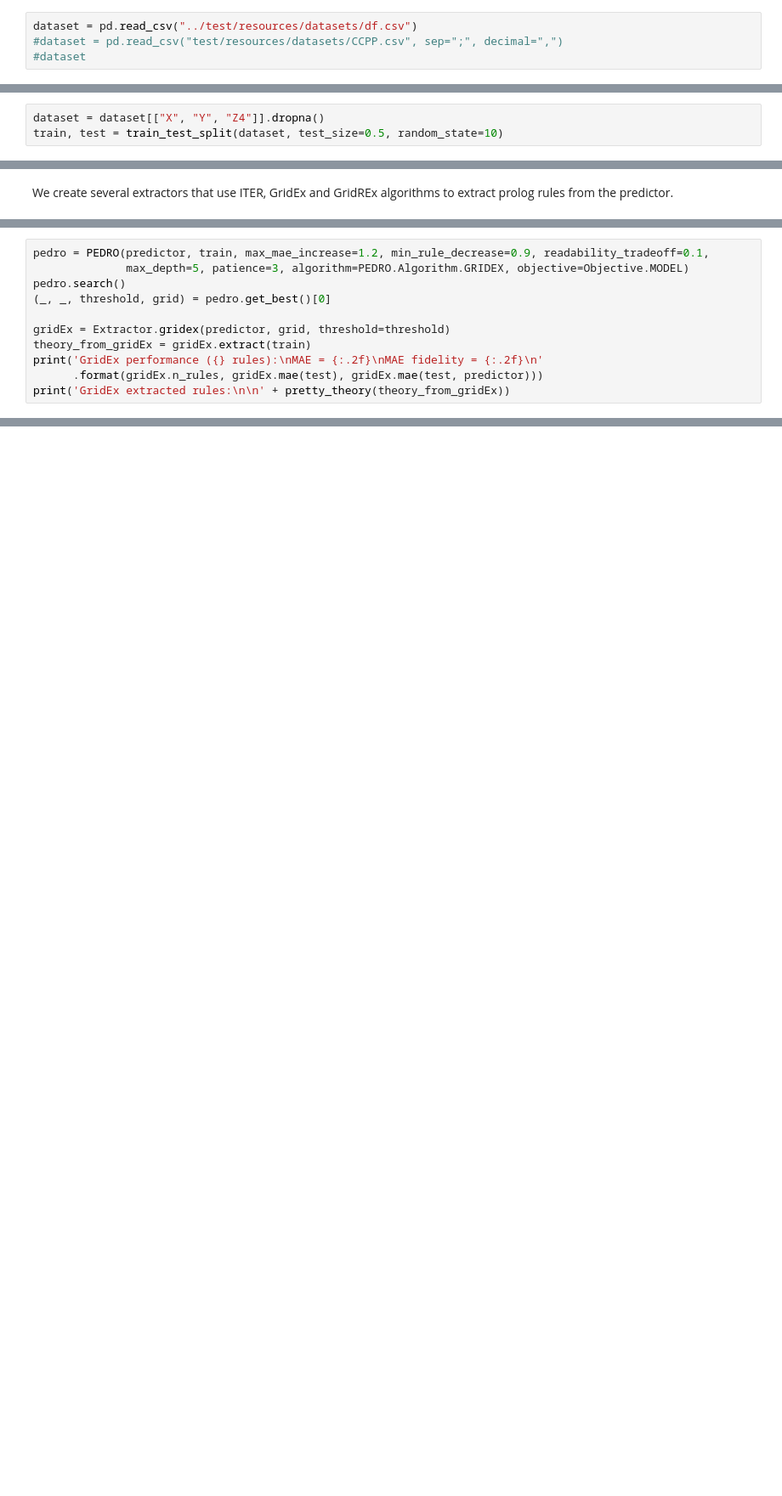
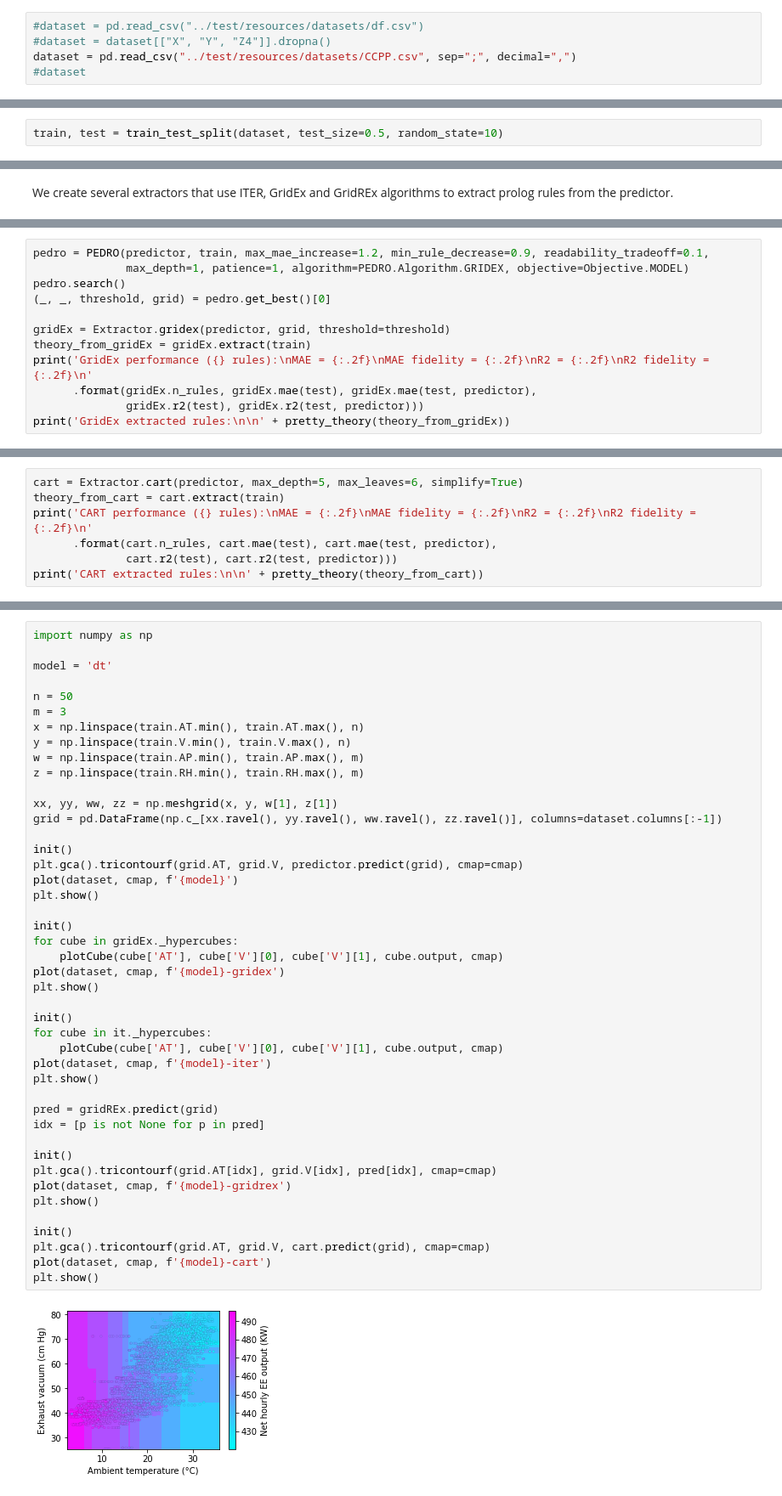
Before and after one commit to psykei/psyke-python, a Jupyter notebook: demo/DemoRegression.ipynb, the cells around one changed output, grey strips where cells are left out. Shown: that part at 85% size. Cells and saved outputs as stored; diff of their text form; blank space fills up the shorter version.

```diff
--- a/demo/DemoRegression.ipynb
+++ b/demo/DemoRegression.ipynb
@@ -16,13 +19,13 @@ import pandas as pd
 # %% [markdown]
 Import an artificial dataset.
 # %%
-dataset = pd.read_csv("../test/resources/datasets/df.csv")
-#dataset = pd.read_csv("test/resources/datasets/CCPP.csv", sep=";", decimal=",")
+#dataset = pd.read_csv("../test/resources/datasets/df.csv")
+#dataset = dataset[["X", "Y", "Z4"]].dropna()
+dataset = pd.read_csv("../test/resources/datasets/CCPP.csv", sep=";", decimal=",")
 #dataset
 # %% [markdown]
 Split between train and test set in a reproducible way.
 # %%
-dataset = dataset[["X", "Y", "Z4"]].dropna()
 train, test = train_test_split(dataset, test_size=0.5, random_state=10)
 # %% [markdown]
 We use as predictor a KNN and we train it.
@@ -173,12 +120,13 @@ ITER extracted rules:
 # %%
 pedro = PEDRO(predictor, train, max_mae_increase=1.2, min_rule_decrease=0.9, readability_tradeoff=0.1,
-              max_depth=5, patience=3, algorithm=PEDRO.Algorithm.GRIDEX, objective=Objective.MODEL)
+              max_depth=1, patience=1, algorithm=PEDRO.Algorithm.GRIDEX, objective=Objective.MODEL)
 pedro.search()
 (_, _, threshold, grid) = pedro.get_best()[0]
 
 gridEx = Extractor.gridex(predictor, grid, threshold=threshold)
 theory_from_gridEx = gridEx.extract(train)
-print('GridEx performance ({} rules):\nMAE = {:.2f}\nMAE fidelity = {:.2f}\n'
-      .format(gridEx.n_rules, gridEx.mae(test), gridEx.mae(test, predictor)))
+print('GridEx performance ({} rules):\nMAE = {:.2f}\nMAE fidelity = {:.2f}\nR2 = {:.2f}\nR2 fidelity = {:.2f}\n'
+      .format(gridEx.n_rules, gridEx.mae(test), gridEx.mae(test, predictor),
+              gridEx.r2(test), gridEx.r2(test, predictor)))
 print('GridEx extracted rules:\n\n' + pretty_theory(theory_from_gridEx))
 # %% [output]
@@ -230,0 +180,7 @@ Algorithm.GRIDREX. Grid (1). Fixed (3). Threshold = 0.01. MAE = 1.32, 9 rules
+# %%
+cart = Extractor.cart(predictor, max_depth=5, max_leaves=6, simplify=True)
+theory_from_cart = cart.extract(train)
+print('CART performance ({} rules):\nMAE = {:.2f}\nMAE fidelity = {:.2f}\nR2 = {:.2f}\nR2 fidelity = {:.2f}\n'
+      .format(cart.n_rules, cart.mae(test), cart.mae(test, predictor),
+              cart.r2(test), cart.r2(test, predictor)))
+print('CART extracted rules:\n\n' + pretty_theory(theory_from_cart))
@@ -230,0 +235,46 @@ Algorithm.GRIDREX. Grid (1). Fixed (3). Threshold = 0.01. MAE = 1.32, 9 rules
+# %%
+import numpy as np
+
+model = 'dt'
+
+n = 50
+m = 3
+x = np.linspace(train.AT.min(), train.AT.max(), n)
+y = np.linspace(train.V.min(), train.V.max(), n)
+w = np.linspace(train.AP.min(), train.AP.max(), m)
+z = np.linspace(train.RH.min(), train.RH.max(), m)
+
+xx, yy, ww, zz = np.meshgrid(x, y, w[1], z[1])
+grid = pd.DataFrame(np.c_[xx.ravel(), yy.ravel(), ww.ravel(), zz.ravel()], columns=dataset.columns[:-1])
+
+init()
+plt.gca().tricontourf(grid.AT, grid.V, predictor.predict(grid), cmap=cmap)
+plot(dataset, cmap, f'{model}')
+plt.show()
+
+init()
+for cube in gridEx._hypercubes:
+    plotCube(cube['AT'], cube['V'][0], cube['V'][1], cube.output, cmap)
+plot(dataset, cmap, f'{model}-gridex')
+plt.show()
+
+init()
+for cube in it._hypercubes:
+    plotCube(cube['AT'], cube['V'][0], cube['V'][1], cube.output, cmap)
+plot(dataset, cmap, f'{model}-iter')
+plt.show()
+
+pred = gridREx.predict(grid)
+idx = [p is not None for p in pred]
+
+init()
+plt.gca().tricontourf(grid.AT[idx], grid.V[idx], pred[idx], cmap=cmap)
+plot(dataset, cmap, f'{model}-gridrex')
+plt.show()
+
+init()
+plt.gca().tricontourf(grid.AT, grid.V, cart.predict(grid), cmap=cmap)
+plot(dataset, cmap, f'{model}-cart')
+plt.show()
+# %% [output]
+[figure, added]
```
Also changed, not shown: parts of 12 cells of this notebook, 34 other files.
